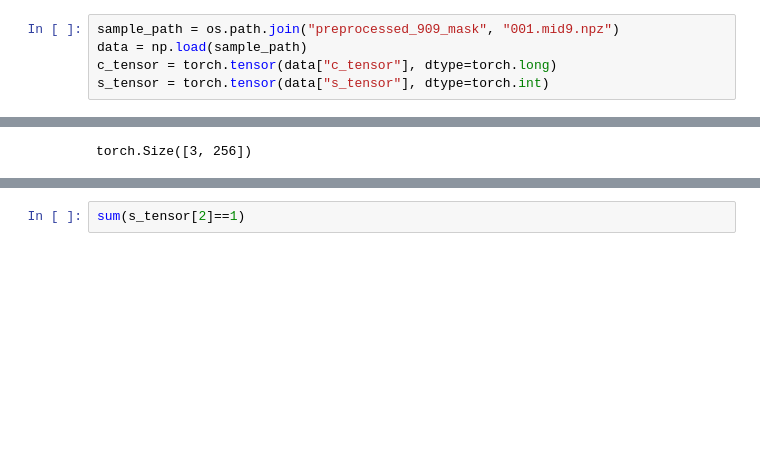
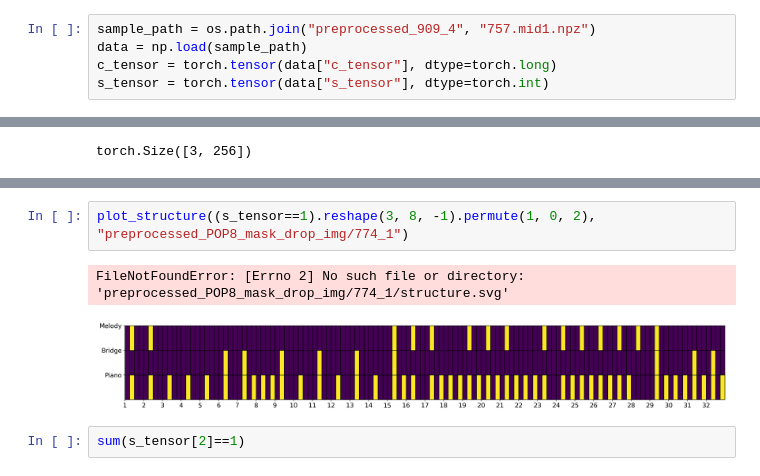
Before and after one commit to wenqinglim/GraphMusicGen, a Jupyter notebook: preprocess_pop909.ipynb, the cells around one changed output, grey strips where cells are left out. Saved outputs shown, nothing was run; the diff lists cells and outputs as text; blank space fills up the shorter version.

```diff
--- a/preprocess_pop909.ipynb
+++ b/preprocess_pop909.ipynb
@@ -280,5 +302,5 @@ import torch
 # %%
-sample_path = os.path.join("preprocessed_909_mask", "001.mid9.npz")
+sample_path = os.path.join("preprocessed_909_4", "757.mid1.npz")
 data = np.load(sample_path)
 c_tensor = torch.tensor(data["c_tensor"], dtype=torch.long)
 s_tensor = torch.tensor(data["s_tensor"], dtype=torch.int)
@@ -313,3 +405,8 @@ tensor([[0, 0, 0, 0, 0, 0, 0, 0, 0, 0, 0, 0, 0, 0, 0, 0, 0, 0, 0, 0, 0, 0, 0, 0,
+# %%
+plot_structure((s_tensor==1).reshape(3, 8, -1).permute(1, 0, 2), "preprocessed_POP8_mask_drop_img/774_1")
+# %% [output]
+FileNotFoundError: [Errno 2] No such file or directory: 'preprocessed_POP8_mask_drop_img/774_1/structure.svg'
+[figure, added]
 # %%
 sum(s_tensor[2]==1)
 # %% [output]
```
Also changed, not shown: parts of 21 cells of this notebook, 7 other files.
